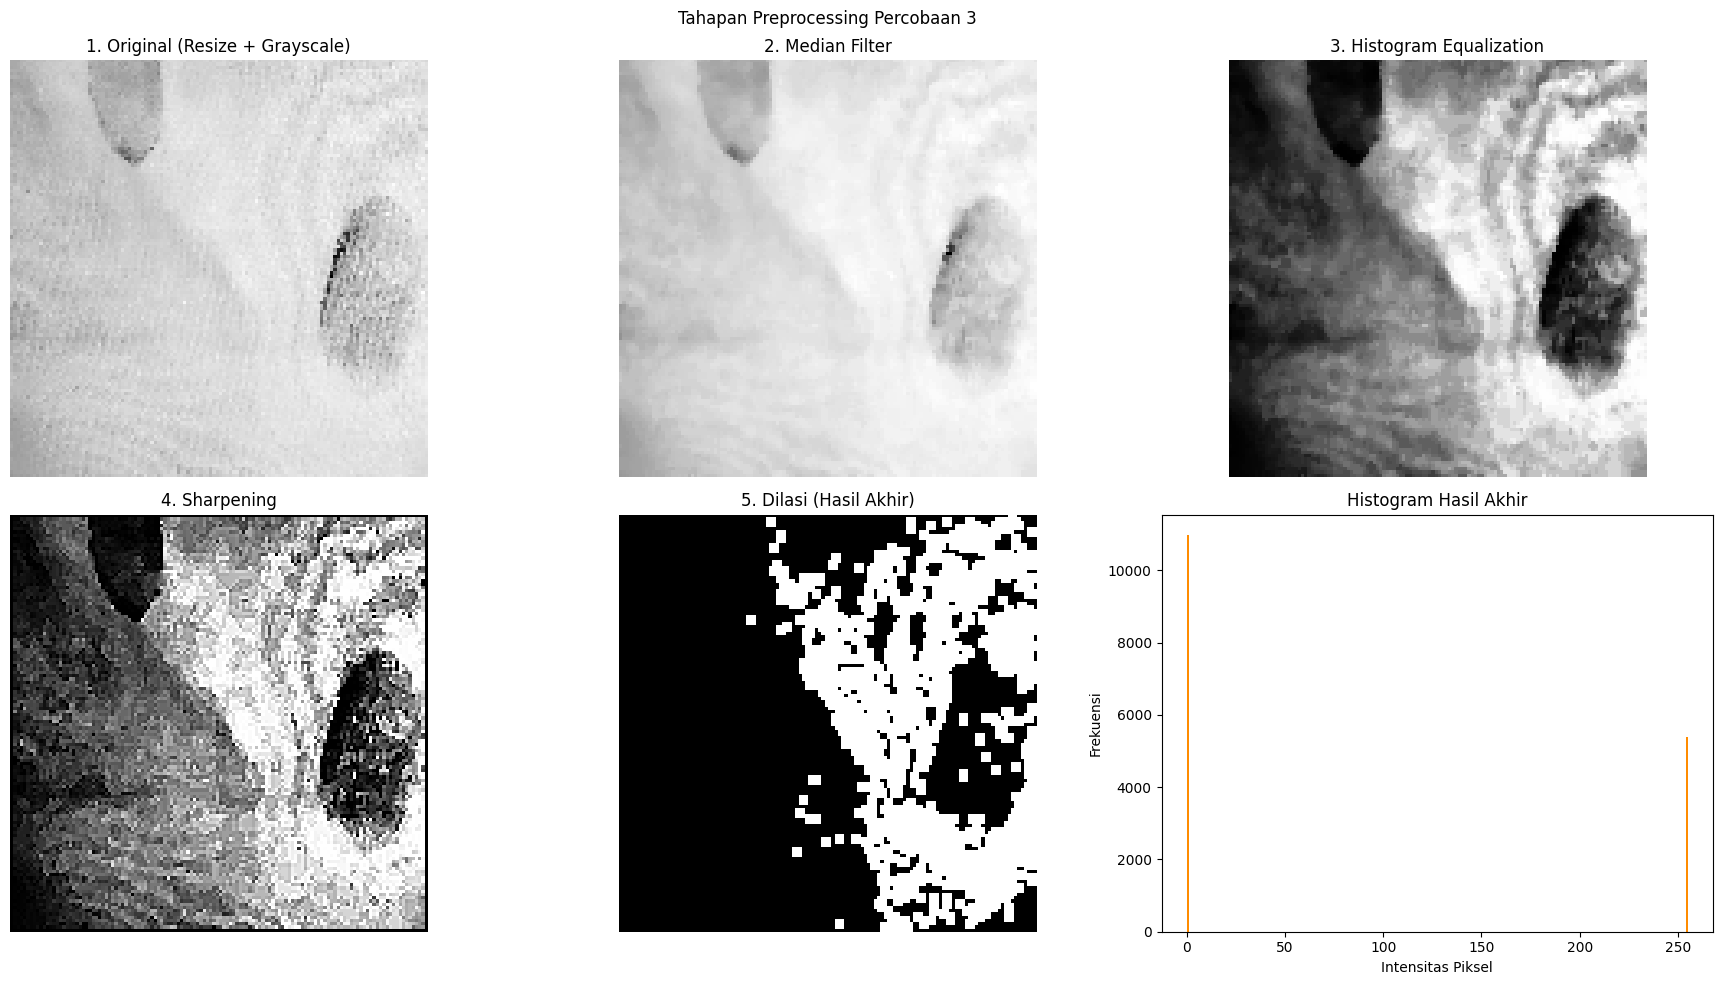
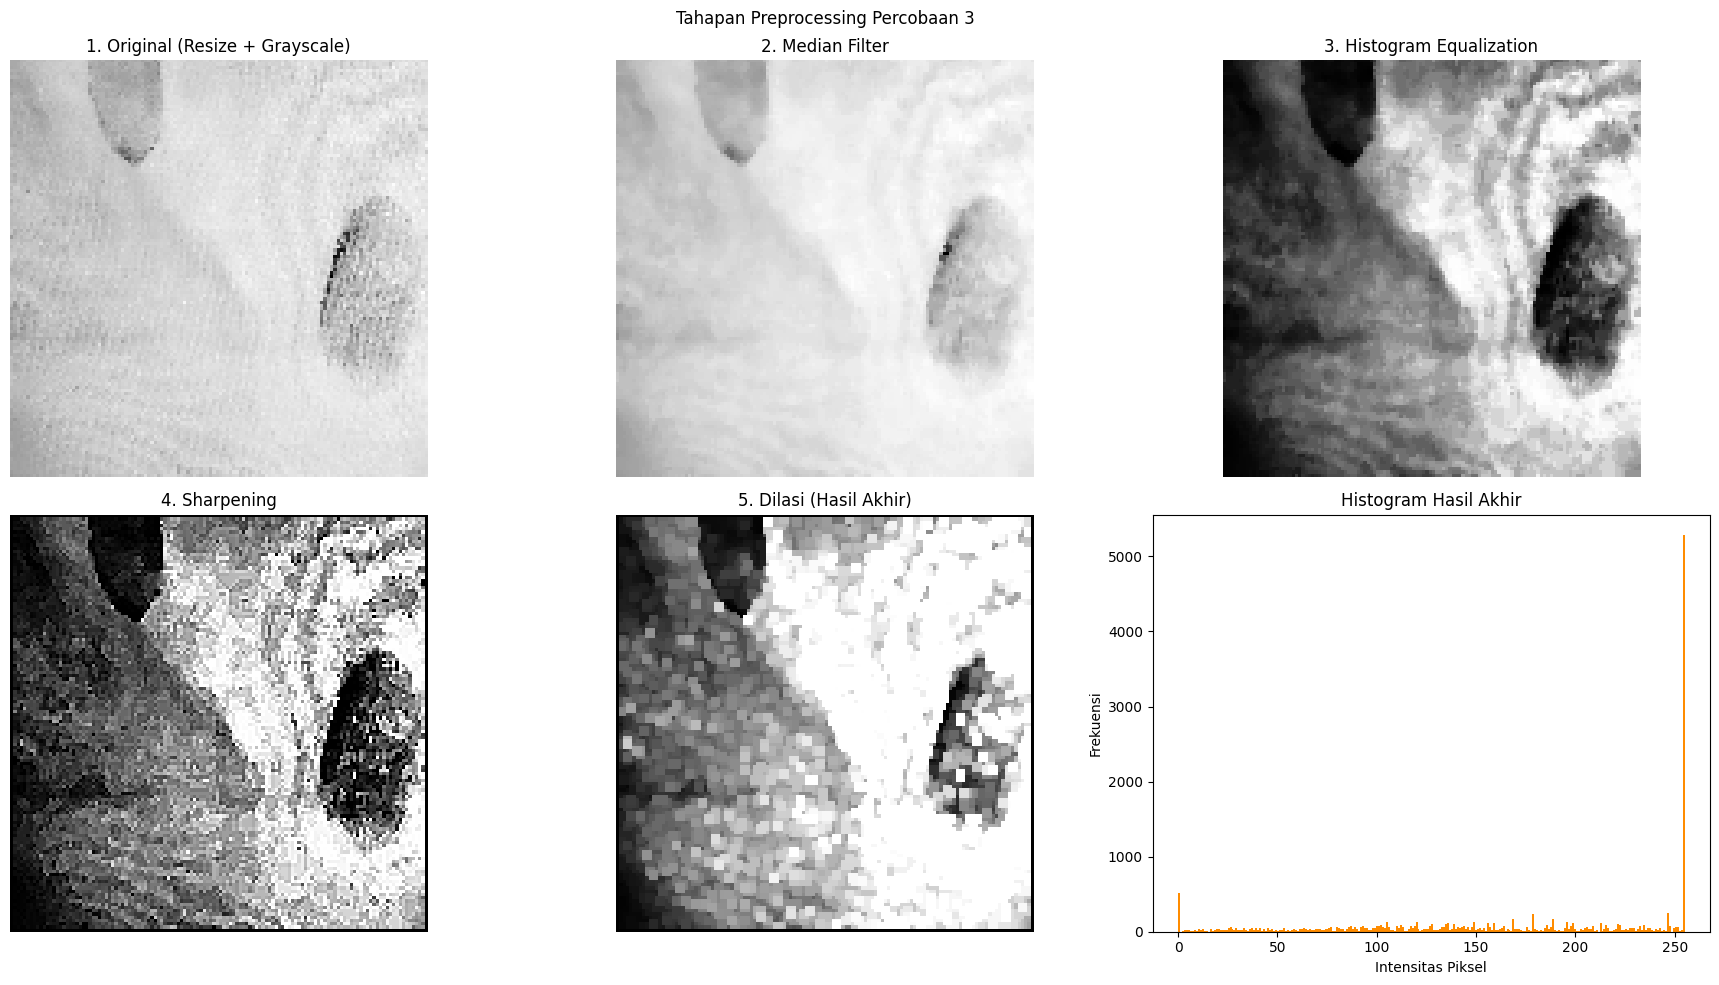
The notebook cell's code change between the first figure and the second:
--- before
+++ after
@@ -6,5 +6,5 @@
 img_sharp = sharpening(img_histeq)
 kernel_dilasi = np.ones((3, 3), np.uint8)
-img_dilasi = dilasi(img_sharp, kernel_dilasi).astype(np.uint8)
+img_dilasi = dilasi_grayscale(img_sharp, kernel_dilasi).astype(np.uint8)
 
 fig, axes = plt.subplots(2, 3, figsize=(18, 10))

Commit: p3